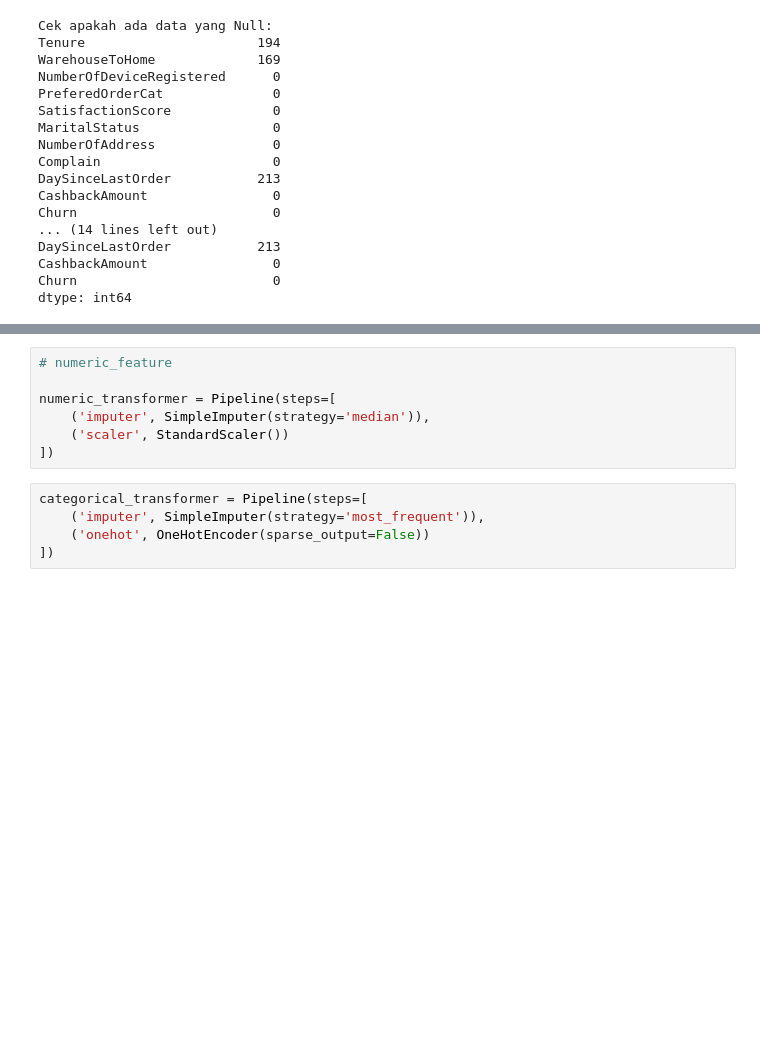
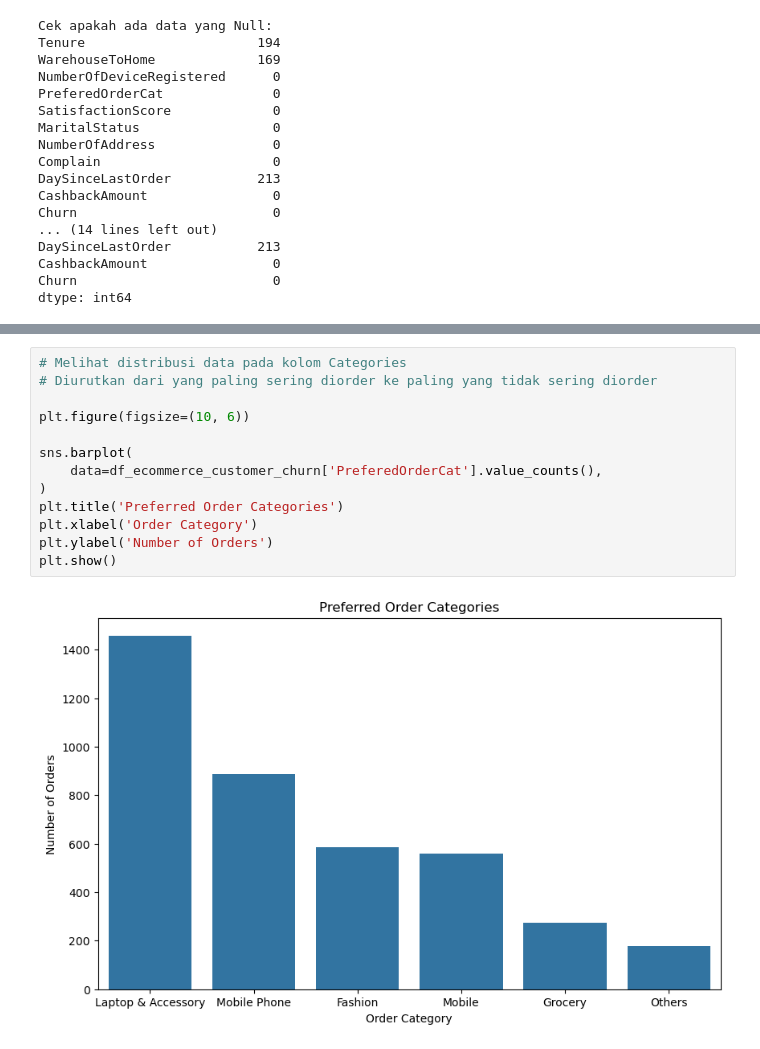
Before and after one commit to alhamfebian/purwadhika-jcdsol, a Jupyter notebook: Capstone Project/Capstone Project Module 3/ECommerceCustomerChurn.ipynb, the cells around one changed output, grey strips where cells are left out. Drawn from its saved outputs; the diff is of its cells as text; blank space fills up the shorter version.

```diff
--- a/Capstone Project/Capstone Project Module 3/ECommerceCustomerChurn.ipynb
+++ b/Capstone Project/Capstone Project Module 3/ECommerceCustomerChurn.ipynb
@@ -115,15 +98,18 @@ for column in numeric_features:
 [figure]
 [figure]
 [figure]
-# %%
-# numeric_feature
-
-numeric_transformer = Pipeline(steps=[
-    ('imputer', SimpleImputer(strategy='median')),
-    ('scaler', StandardScaler())
-])
-# %%
-categorical_transformer = Pipeline(steps=[
-    ('imputer', SimpleImputer(strategy='most_frequent')),
-    ('onehot', OneHotEncoder(sparse_output=False))
-])
+# %%
+# Melihat distribusi data pada kolom Categories
+# Diurutkan dari yang paling sering diorder ke paling yang tidak sering diorder
+
+plt.figure(figsize=(10, 6))
+
+sns.barplot(
+    data=df_ecommerce_customer_churn['PreferedOrderCat'].value_counts(),
+)
+plt.title('Preferred Order Categories')
+plt.xlabel('Order Category')
+plt.ylabel('Number of Orders')
+plt.show()
+# %% [output]
+[figure, added]
```
Also changed, not shown: parts of 24 cells of this notebook.
